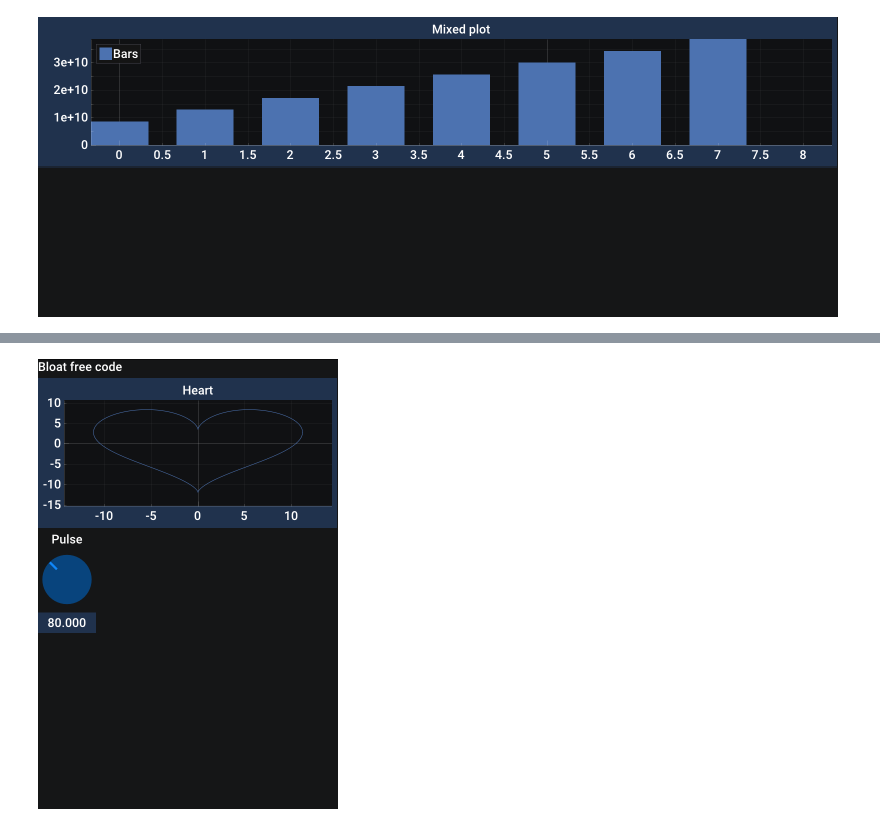
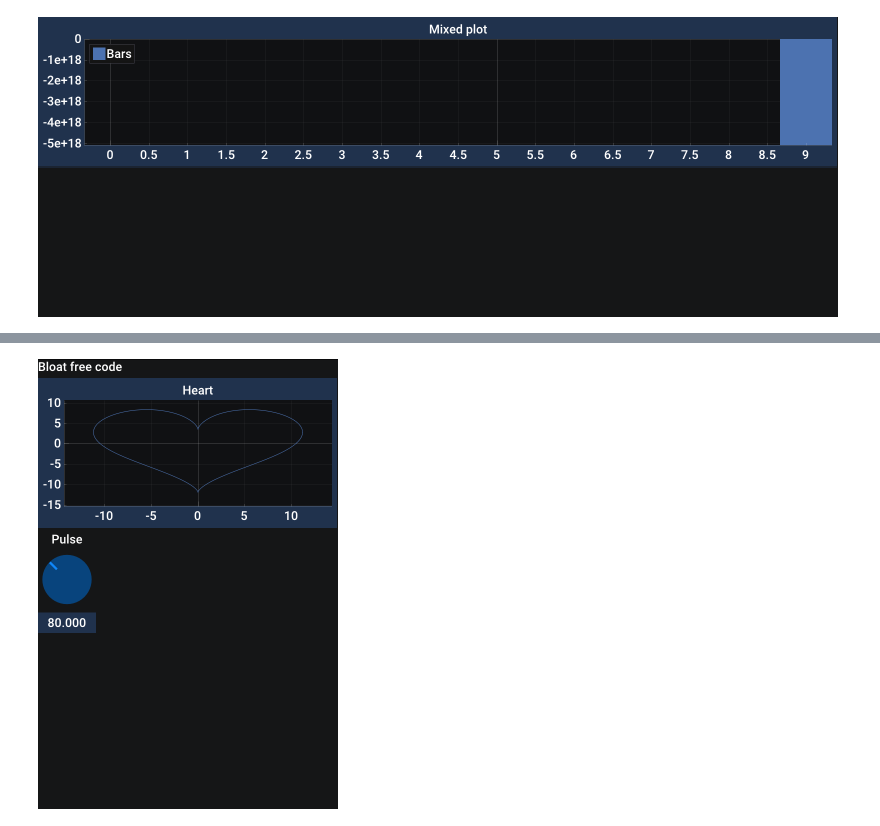
Before and after one commit to pthom/imgui_bundle, a Jupyter notebook: bindings/imgui_bundle/demos/notebooks/demo_notebook.ipynb, the cells around one changed output, grey strips where cells are left out. Cells and saved outputs as stored; diff of their text form; code cells hidden in the pictures.

```diff
--- a/bindings/imgui_bundle/demos/notebooks/demo_notebook.ipynb
+++ b/bindings/imgui_bundle/demos/notebooks/demo_notebook.ipynb
@@ -4,17 +4,17 @@ from imgui_bundle import implot, imgui, imgui_knobs
 import time
 import numpy as np
 # %%
-bar = np.array([1,2,5,3,4,1,2,5,3,4], np.float64)
+bar = np.array([1,2,5,3,4,1,2,5,3,4]) # FIXME: chie si on enleve np.float64
 
 def mixed_plot():
     implot.begin_plot("Mixed plot")
     implot.plot_bars("Bars", bar) # 0.5)
     implot.end_plot()
 
 
 imgui_bundle.run_nb(mixed_plot, window_size=(800, 300), thumbnail_height=300)
 # %% [output]
-[figure, old version]
+[figure, new version]
 [interactive output not drawn]
 # %%
 def haiku_heart():
```
Also changed, not shown: parts of 1 cell of this notebook.
